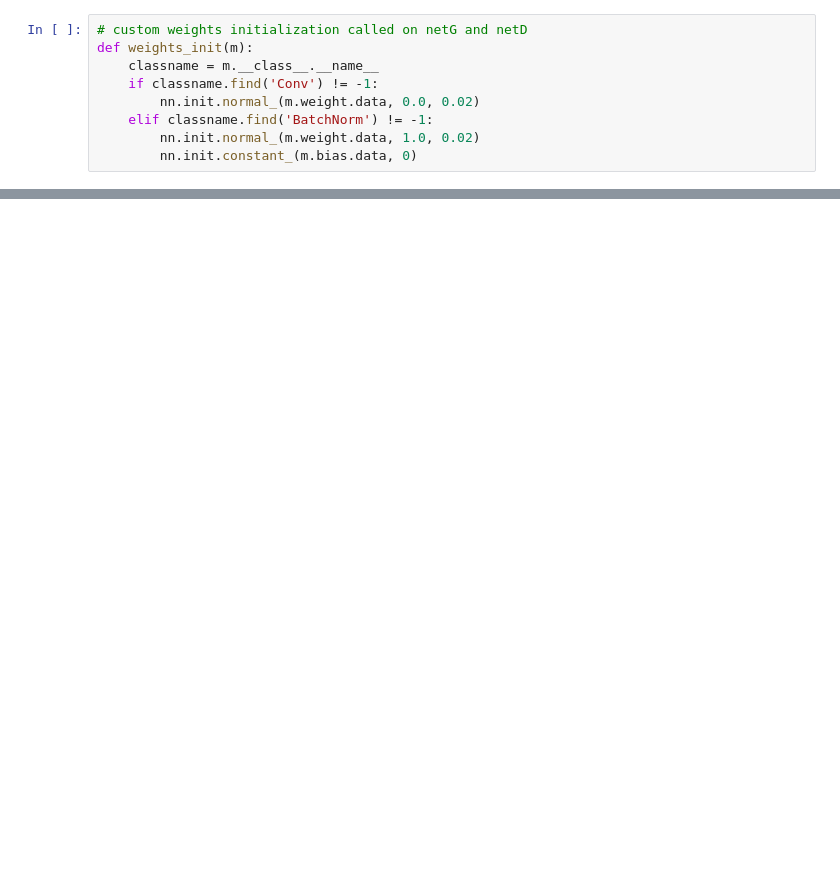
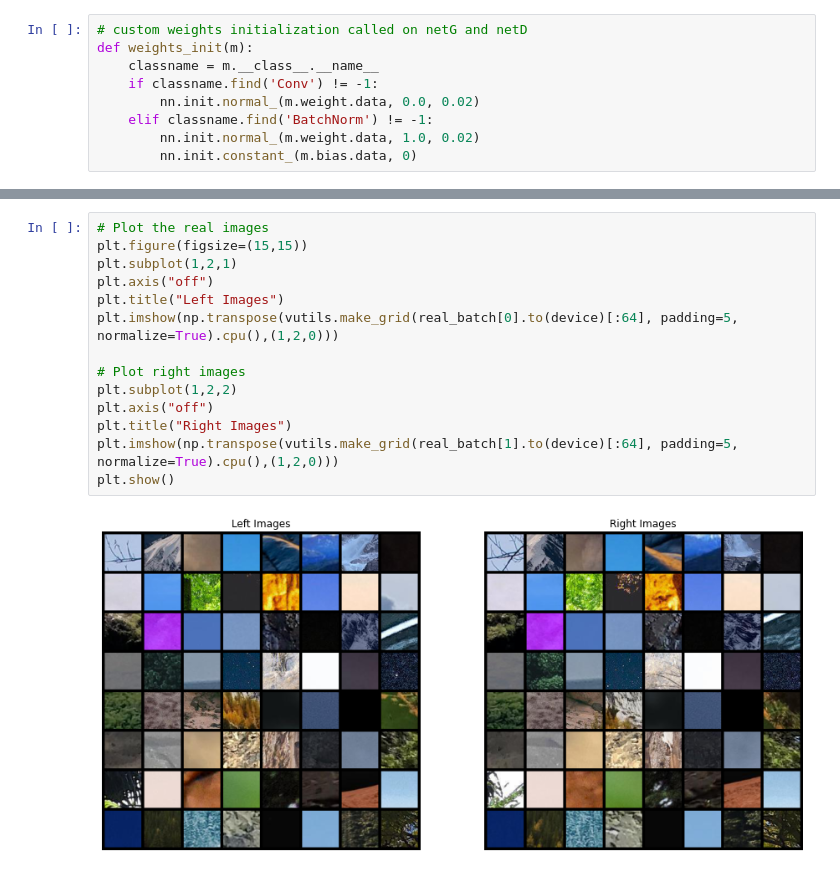
Before and after one commit to axyyu/gogh-get-paper, a Jupyter notebook: data/Extend NN.ipynb, the cells around one changed output, grey strips where cells are left out. Cells and saved outputs as stored; diff of their text form; blank space fills up the shorter version.

```diff
--- a/data/Extend NN.ipynb
+++ b/data/Extend NN.ipynb
@@ -211,0 +342,16 @@ https://github.com/Po-Hsun-Su/pytorch-ssim
+# %%
+# Plot the real images
+plt.figure(figsize=(15,15))
+plt.subplot(1,2,1)
+plt.axis("off")
+plt.title("Left Images")
+plt.imshow(np.transpose(vutils.make_grid(real_batch[0].to(device)[:64], padding=5, normalize=True).cpu(),(1,2,0)))
+
+# Plot right images
+plt.subplot(1,2,2)
+plt.axis("off")
+plt.title("Right Images")
+plt.imshow(np.transpose(vutils.make_grid(real_batch[1].to(device)[:64], padding=5, normalize=True).cpu(),(1,2,0)))
+plt.show()
+# %% [output]
+[figure, added]
```
Also changed, not shown: parts of 18 cells of this notebook, 4 other files.
